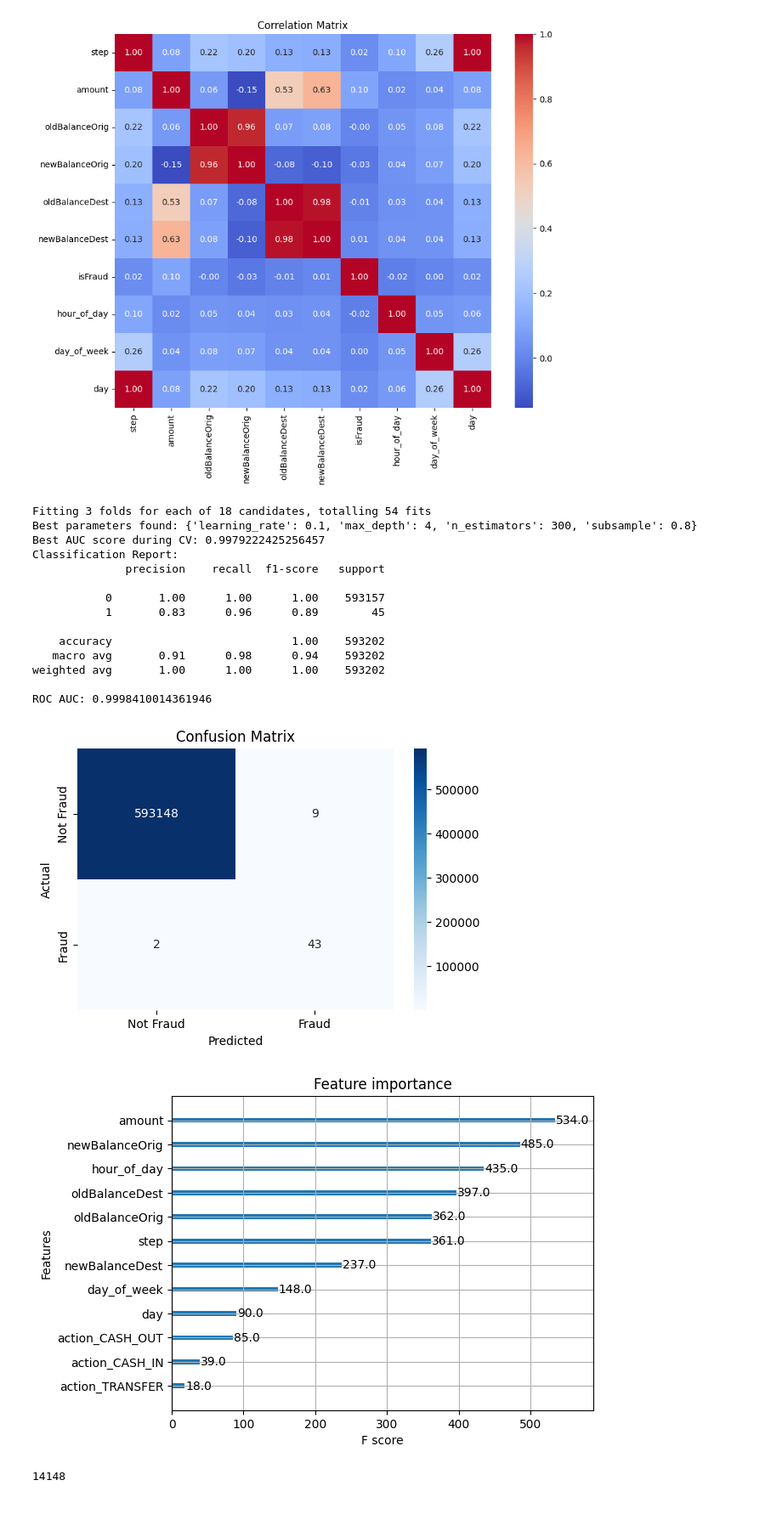
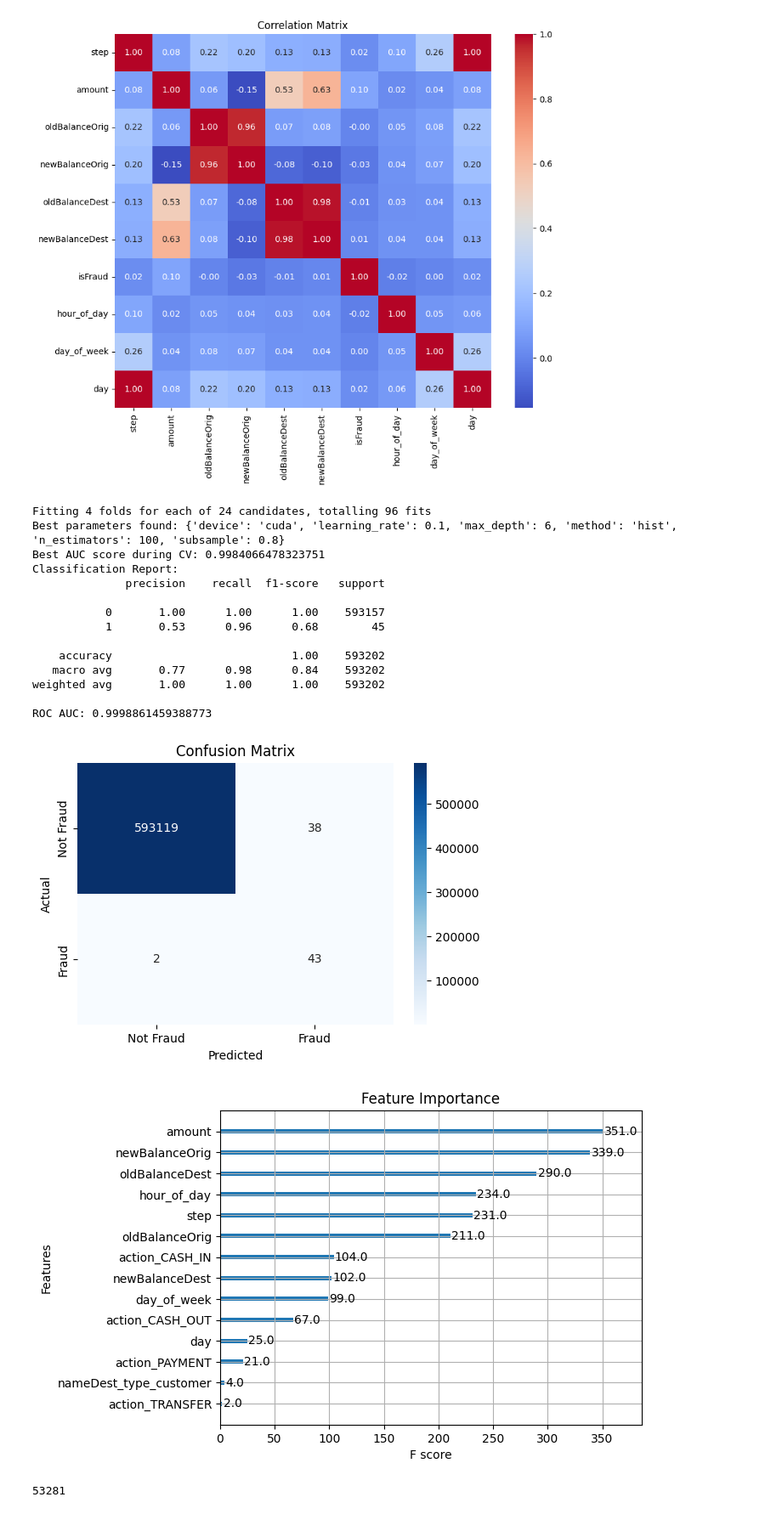
Before and after one commit to bartublack/PaySim-Fraud-Detection-XGBoost, a Jupyter notebook: PaySim_Fraud_Detection_XGBoost.ipynb, the cells around one changed output. Shown at 85% size. Drawn from its saved outputs; the diff is of its cells as text; code cells hidden in the pictures.

```diff
--- a/PaySim_Fraud_Detection_XGBoost.ipynb
+++ b/PaySim_Fraud_Detection_XGBoost.ipynb
@@ -271,15 +290,19 @@ X_train, X_val, y_train, y_val = train_test_split(X, y, stratify=y, test_size=0.
 # Calculating scale_pos_weight to handle class imbalance
 fraud_ratio_train = y_train.mean()
 scale_pos_weight = (1 - fraud_ratio_train) / fraud_ratio_train
+
+cv = StratifiedKFold(n_splits=4, shuffle=True, random_state=0)
 # %%
 # 12. Initial Model Training with XGBoost and Hyperparameter Tuning
 
 # Defining the parameter grid for Grid Search
 param_grid = {
-    'n_estimators': [100, 200, 300],
-    'max_depth': [4, 6, 8],
-    'learning_rate': [0.1],
+    'n_estimators': [100, 200],
+    'max_depth': [4, 5, 6],
+    'learning_rate': [0.1,0.3],
     'subsample': [0.8, 1.0],
+    'device':['cuda'],
+    'method':['hist'],
 }
 
 # Initializing the XGBoost classifier with specified objective and scale_pos_weight
@@ -287,7 +310,7 @@ xgb_clf = XGBClassifier(
     objective='binary:logistic',
     scale_pos_weight=scale_pos_weight,
     use_label_encoder=False,
-    eval_metric='aucpr'
+    eval_metric='aucpr',
 )
 
 # Setting up GridSearchCV for hyperparameter tuning with 3-fold cross-validation
@@ -295,9 +318,9 @@ grid_search = GridSearchCV(
     estimator=xgb_clf,
     param_grid=param_grid,
     scoring='roc_auc',
-    cv=3,
-    n_jobs=-1,
-    verbose=2
+    cv=cv,
+    verbose=2,
+    n_jobs=-1
 )
 
 # Fitting Grid Search on the training data
@@ -330,46 +353,49 @@ sns.heatmap(cm, annot=True, fmt='d', cmap='Blues',
 plt.title('Confusion Matrix')
 plt.xlabel('Predicted')
 plt.ylabel('Actual')
+plt.savefig('base_confusion_matrix.png')  # Save the figure
 plt.show()
 # %% [output]
-Fitting 3 folds for each of 18 candidates, totalling 54 fits
-Best parameters found: {'learning_rate': 0.1, 'max_depth': 4, 'n_estimators': 300, 'subsample': 0.8}
-Best AUC score during CV: 0.9979222425256457
+Fitting 4 folds for each of 24 candidates, totalling 96 fits
+Best parameters found: {'device': 'cuda', 'learning_rate': 0.1, 'max_depth': 6, 'method': 'hist', 'n_estimators': 100, 'subsample': 0.8}
+Best AUC score during CV: 0.9984066478323751
 Classification Report:
               precision    recall  f1-score   support
 
            0       1.00      1.00      1.00    593157
-           1       0.83      0.96      0.89        45
+           1       0.53      0.96      0.68        45
 
     accuracy                           1.00    593202
-   macro avg       0.91      0.98      0.94    593202
+   macro avg       0.77      0.98      0.84    593202
 weighted avg       1.00      1.00      1.00    593202
 
-ROC AUC: 0.9998410014361946
+ROC AUC: 0.9998861459388773
 [figure]
 # %%
 # 13. Feature Importance Analysis
 
 # Extracting feature importances from the best model
 feature_importances = best_model.feature_importances_
 
 # Getting feature names from the training set
 feature_names = X_train.columns if hasattr(X_train, 'columns') else np.arange(X_train.shape[1])
 
 # Creating a DataFrame for feature importances
 importance_df = pd.DataFrame({
     'Feature': feature_names,
     'Importance': feature_importances
 }).sort_values(by='Importance', ascending=False)
 
 # Plotting feature importances
 plot_importance(best_model)
+plt.title('Feature Importance')
+plt.savefig('base_feature_importance.png')  # Save the figure
 plt.show()
 
 gc.collect()  # Garbage collection to free memory
 # %% [output]
-[figure, old version]
+[figure, new version]
-14148
+53281
 # %%
 # 14. Advanced Feature Engineering to Enhance Model Performance
 
```
Also changed, not shown: parts of 16 cells of this notebook, 3 other files.
